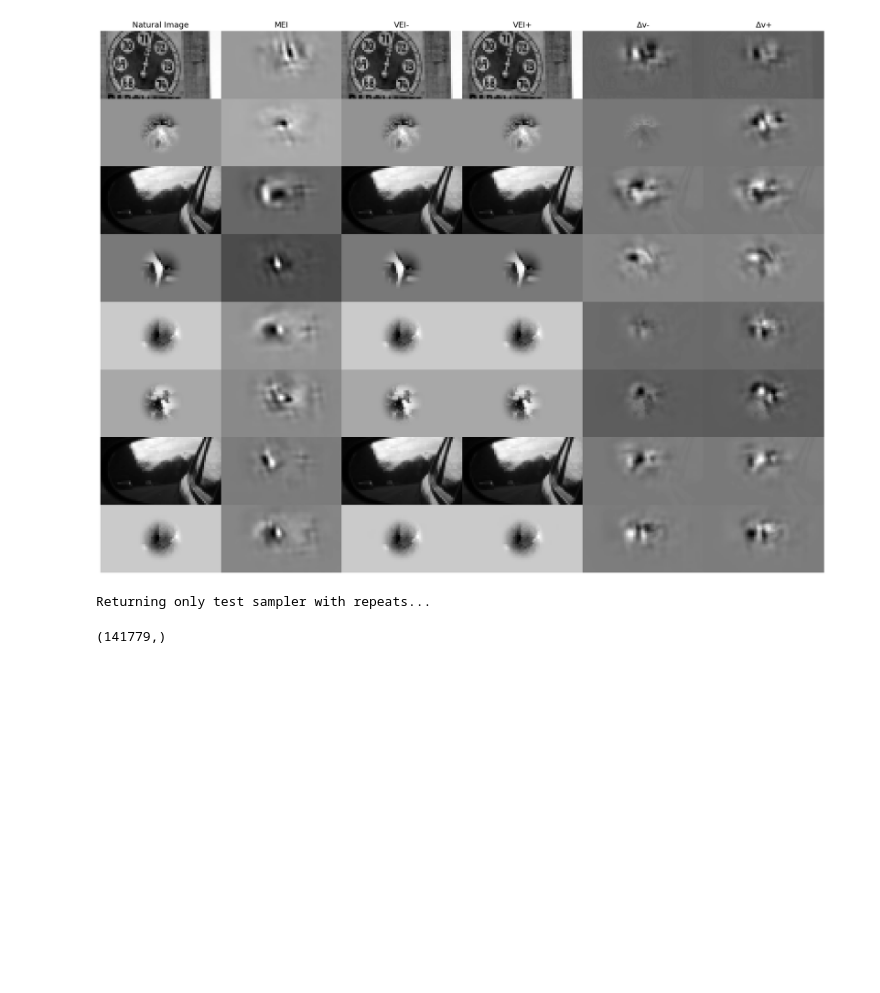
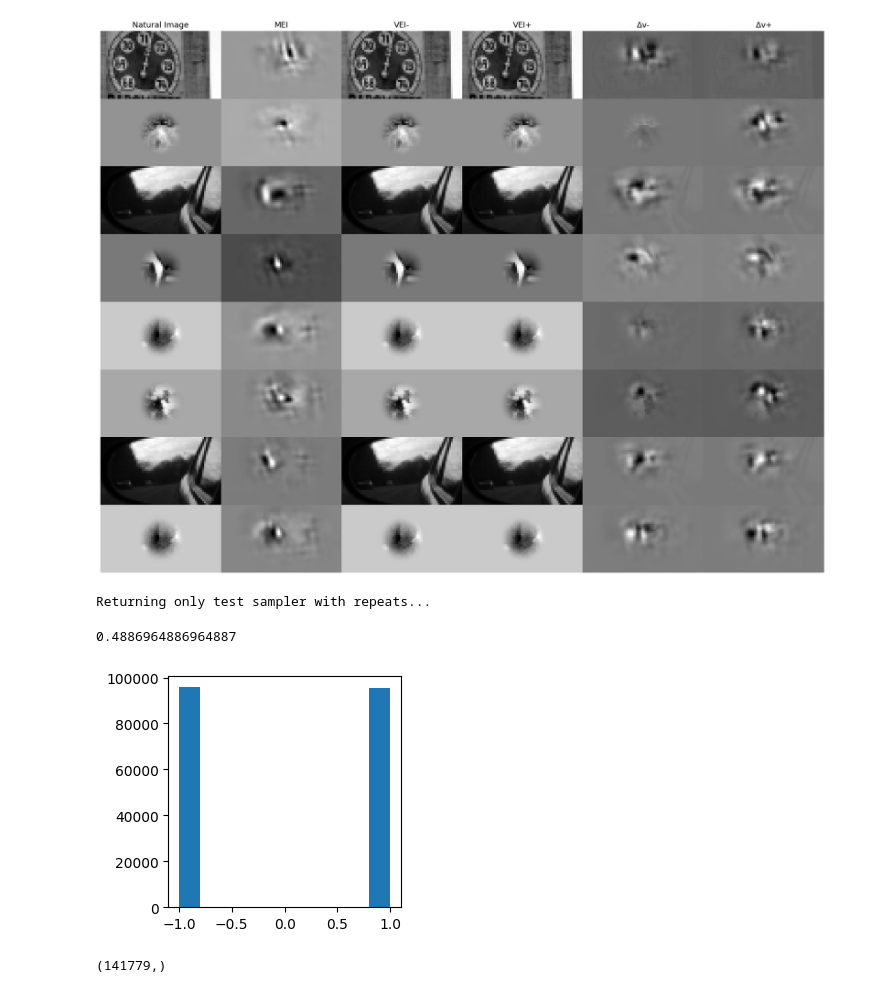
Before and after one commit to sinzlab/nnsysident, a Jupyter notebook: notebooks/mei_newstart.ipynb, the cells around one changed output. Drawn from its saved outputs; the diff is of its cells as text; code cells hidden in the pictures; blank space fills up the shorter version.

```diff
--- a/notebooks/mei_newstart.ipynb
+++ b/notebooks/mei_newstart.ipynb
@@ -516,6 +517,26 @@ pred_means = np.vstack(pred_means)
 pred_variances = np.vstack(pred_variances)
 real_means = np.vstack(real_means)
 real_variances = np.vstack(real_variances)
+# %%
+n = range(len(real_means))
+mean_threshold = 1.e-3
+signs, pred_signs = [], []
+for m, v, p_m, p_v in zip(real_means.T, real_variances.T, pred_means.T, pred_variances.T):
+    for i in range(len(m)):
+        for j in range(len(m)-i-1):
+            if abs(m[i] - m[i+j+1]) < mean_threshold:
+                diff_sign = np.sign(v[i] - v[i+j+1])
+                pred_diff_sign = np.sign(p_v[i] - p_v[i+j+1])
+                signs.append(diff_sign)
+                pred_signs.append(pred_diff_sign)
+# %%
+(np.array(signs) == np.array(pred_signs)).sum()/len(signs)
+# %% [output]
+0.4886964886964887
+# %%
+plt.hist(signs);
+# %% [output]
+[figure, added]
 # %%
 mean_threshold = 1.e-3
 var_threshold = 0.0001
```
Also changed, not shown: parts of 24 cells of this notebook.
